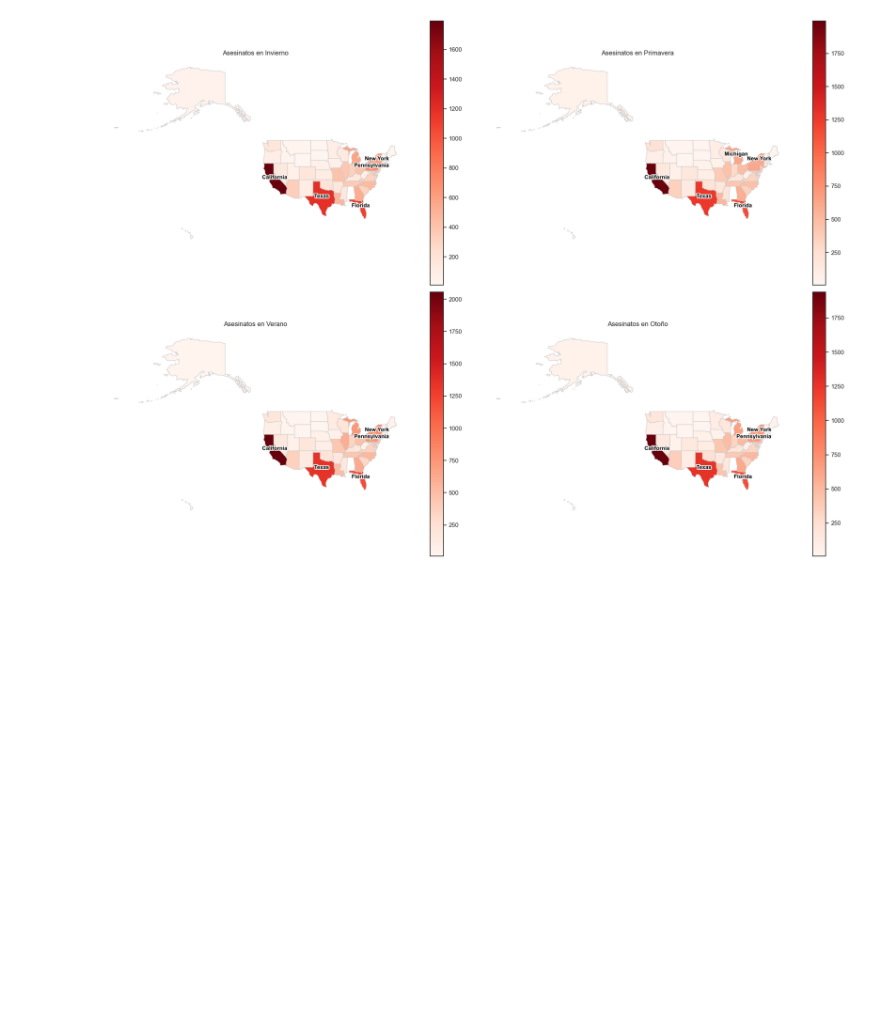
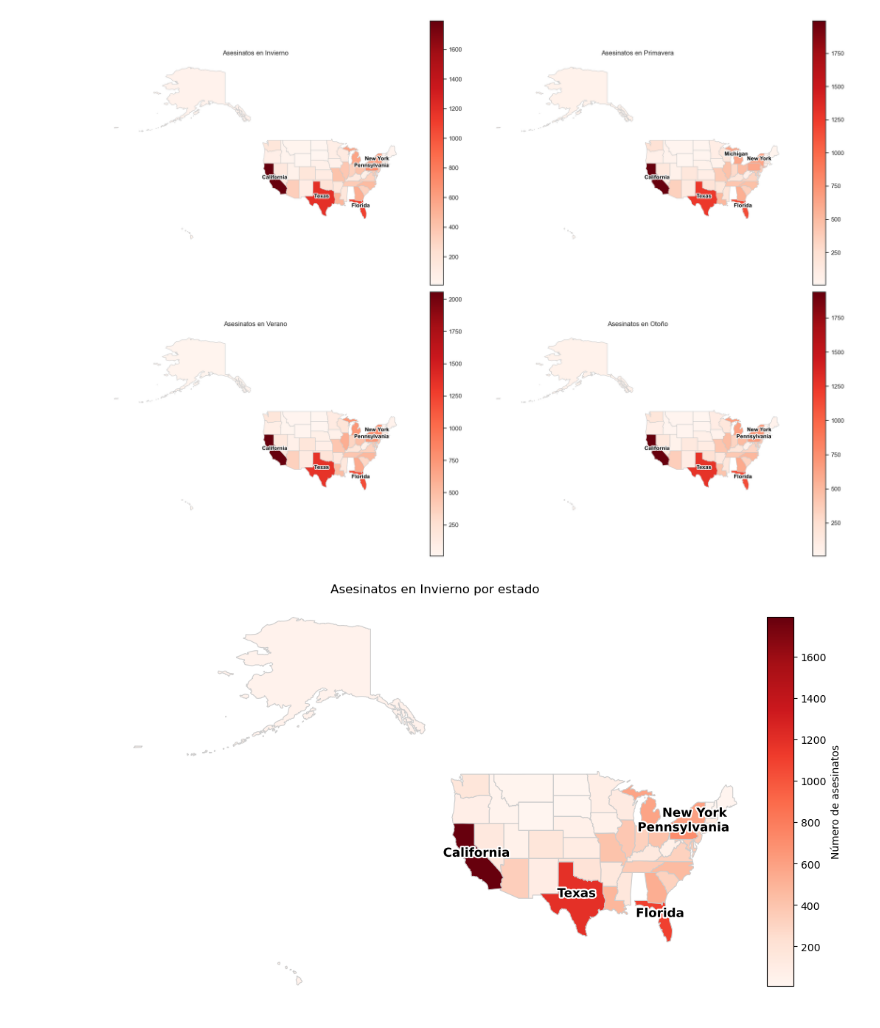
Before and after one commit to luciaruizfraile/deadly_patterns, a Jupyter notebook: deadly_patterns.ipynb, the cells around one changed output. Cells and saved outputs as stored; diff of their text form; code cells hidden in the pictures; blank space fills up the shorter version.

Commit message:
OTROS MAPAS

```diff
--- a/deadly_patterns.ipynb
+++ b/deadly_patterns.ipynb
@@ -1341,3 +1341,49 @@ plt.tight_layout()
 plt.show()
 # %% [output]
 [figure]
+# %%
+data = {
+    'state': ['California', 'Texas', 'Florida', 'Pennsylvania', 'New York', 'Michigan', 'Georgia', 'Louisiana', 'North Carolina', 'Ohio',
+              'Missouri', 'Illinois', 'Maryland', 'Tennessee', 'New Jersey', 'Arizona', 'Indiana', 'South Carolina', 'Virginia', 'Oklahoma',
+              'Colorado', 'Washington', 'Mississippi', 'Arkansas', 'Nevada', 'Kentucky', 'Massachusetts', 'Wisconsin', 'Connecticut', 'Kansas',
+              'New Mexico', 'Minnesota', 'Oregon', 'District of Columbia', 'West Virginia', 'Nebraska', 'Utah', 'Iowa', 'Delaware', 'Alaska',
+              'Hawaii', 'Idaho', 'Montana', 'Rhodes Island', 'Maine', 'North Dakota', 'South Dakota', 'Vermont', 'Wyoming', 'New Hampshire'],
+    'total_asesinatos_invierno': [1792, 1189, 1101, 708, 606, 584, 531, 482, 459, 420,
+                                 409, 381, 365, 361, 350, 340, 328, 323, 322, 204,
+                                 177, 177, 159, 155, 148, 140, 135, 125, 119, 109,
+                                 101, 90, 84, 79, 71, 64, 58, 52, 40, 39,
+                                 38, 34, 30, 26, 20, 15, 14, 11, 11, 10]
+}
+
+state_season = pd.DataFrame(data)
+states = gpd.read_file('https://raw.githubusercontent.com/PublicaMundi/MappingAPI/master/data/geojson/us-states.json')
+map_df = states.merge(state_season, left_on='name', right_on='state')
+
+fig, ax = plt.subplots(figsize=(12, 10))
+
+vmin = map_df['total_asesinatos_invierno'].min()
+vmax = map_df['total_asesinatos_invierno'].max()
+
+ax.set_position([0.1, 0.1, 0.75, 0.8])  # Mueve mapa a la derecha dejando espacio
+
+map_df.plot(column='total_asesinatos_invierno', cmap='Reds', linewidth=0.8,
+            ax=ax, edgecolor='0.8', legend=False, vmin=vmin, vmax=vmax)
+
+ax.set_title('Asesinatos en Invierno por estado')
+ax.axis('off')
+
+top5 = map_df.nlargest(5, 'total_asesinatos_invierno')
+for idx, row in top5.iterrows():
+    x, y = row['geometry'].centroid.x, row['geometry'].centroid.y
+    txt = ax.text(x, y, row['name'], fontsize=12, fontweight='bold',
+                  ha='center', color='black')
+    txt.set_path_effects([path_effects.Stroke(linewidth=3, foreground='white'), path_effects.Normal()])
+
+cax = fig.add_axes([0.85, 0.25, 0.03, 0.5])  # Barra color a la derecha
+sm = plt.cm.ScalarMappable(cmap='Reds', norm=plt.Normalize(vmin=vmin, vmax=vmax))
+sm._A = []
+fig.colorbar(sm, cax=cax, label='Número de asesinatos')
+
+plt.show()
+# %% [output]
+[figure, added]
```
Also changed, not shown: parts of 3 cells of this notebook.
